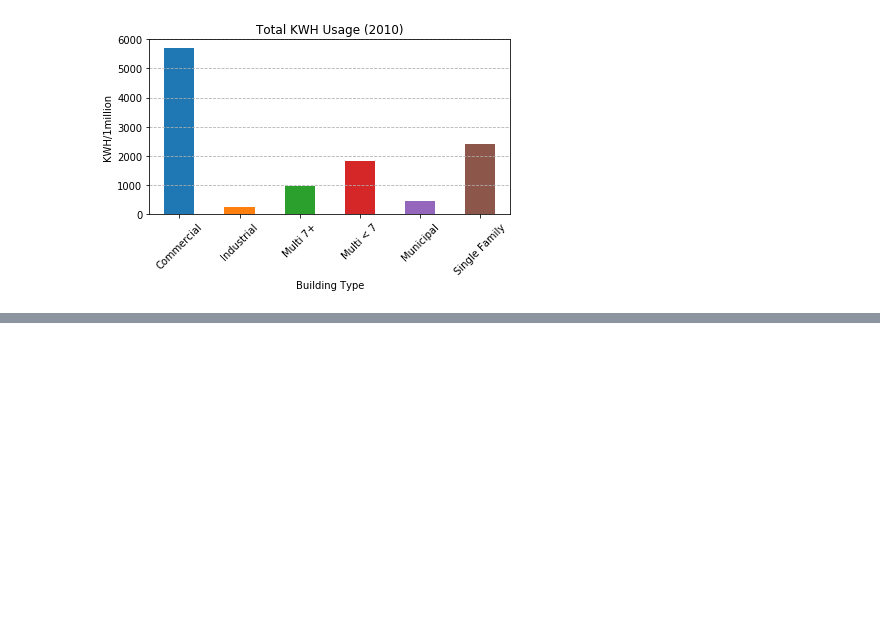
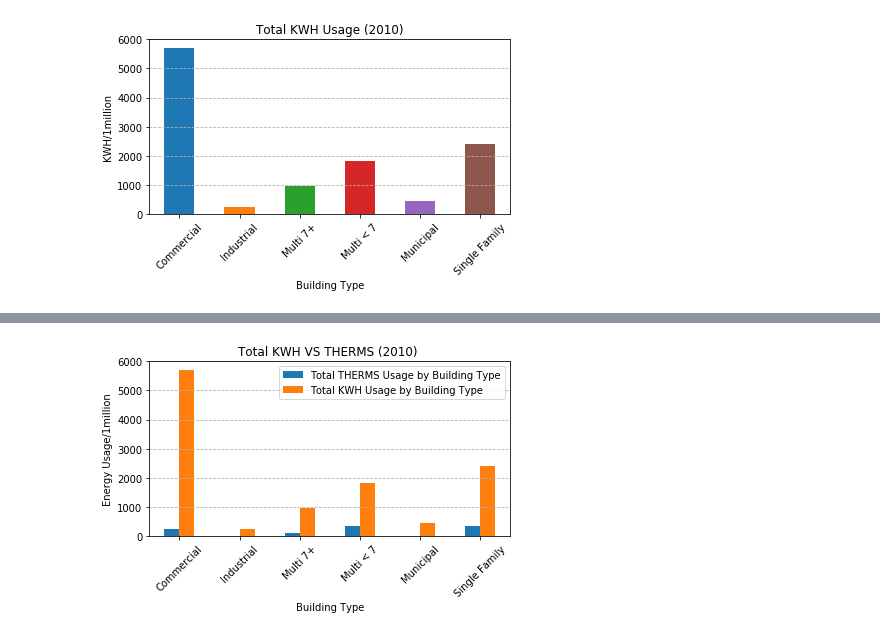
Before and after one commit to oimartin/Chicago_Energy, a Jupyter notebook: Building_Usage.ipynb, the cells around one changed output, grey strips where cells are left out. Saved outputs shown, nothing was run; the diff lists cells and outputs as text; code cells hidden in the pictures; blank space fills up the shorter version.

```diff
--- a/Building_Usage.ipynb
+++ b/Building_Usage.ipynb
@@ -125,3 +124,17 @@ plt.savefig("Total Building KWH.png")
 plt.show()
 # %% [output]
 [figure]
+# %%
+#Dataframe for KWH vs Therms
+pd.set_option('display.float_format', lambda x: '%.0f' % x)
+
+#scale the total values by dividing by 1 million
+building_usage = (building_df.groupby("BUILDING_SUBTYPE")["TOTAL KWH"].sum()/1000000)
+
+building_gas = (building_df.groupby("BUILDING_SUBTYPE")["TOTAL THERMS"].sum()/1000000)
+
+building_analysis_three = pd.DataFrame({
+                                  "Total THERMS Usage by Building Type": building_gas,
+                                  "Total KWH Usage by Building Type": building_usage })
+
+building_analysis_three
@@ -127,0 +150,18 @@ plt.show()
+# %%
+#TOTAL KWH VS TOTAL THERMS
+#Bar chart showing the average age of each type of building
+usage_chart = building_analysis_three.plot(kind='bar')
+
+# Set the xlabel and ylabel using class methods
+usage_chart.set_title("Total KWH VS THERMS (2010) ")
+usage_chart.set_xlabel("Building Type")
+usage_chart.set_ylabel("Energy Usage/1million")
+
+plt.xticks(rotation=45)
+plt.gca().yaxis.grid(True, linestyle='--')
+plt.tight_layout()
+plt.savefig("KWH_VS_THERMS.png")
+
+plt.show()
+# %% [output]
+[figure, added]
```
Also changed, not shown: parts of 4 cells of this notebook, 1 other file.
